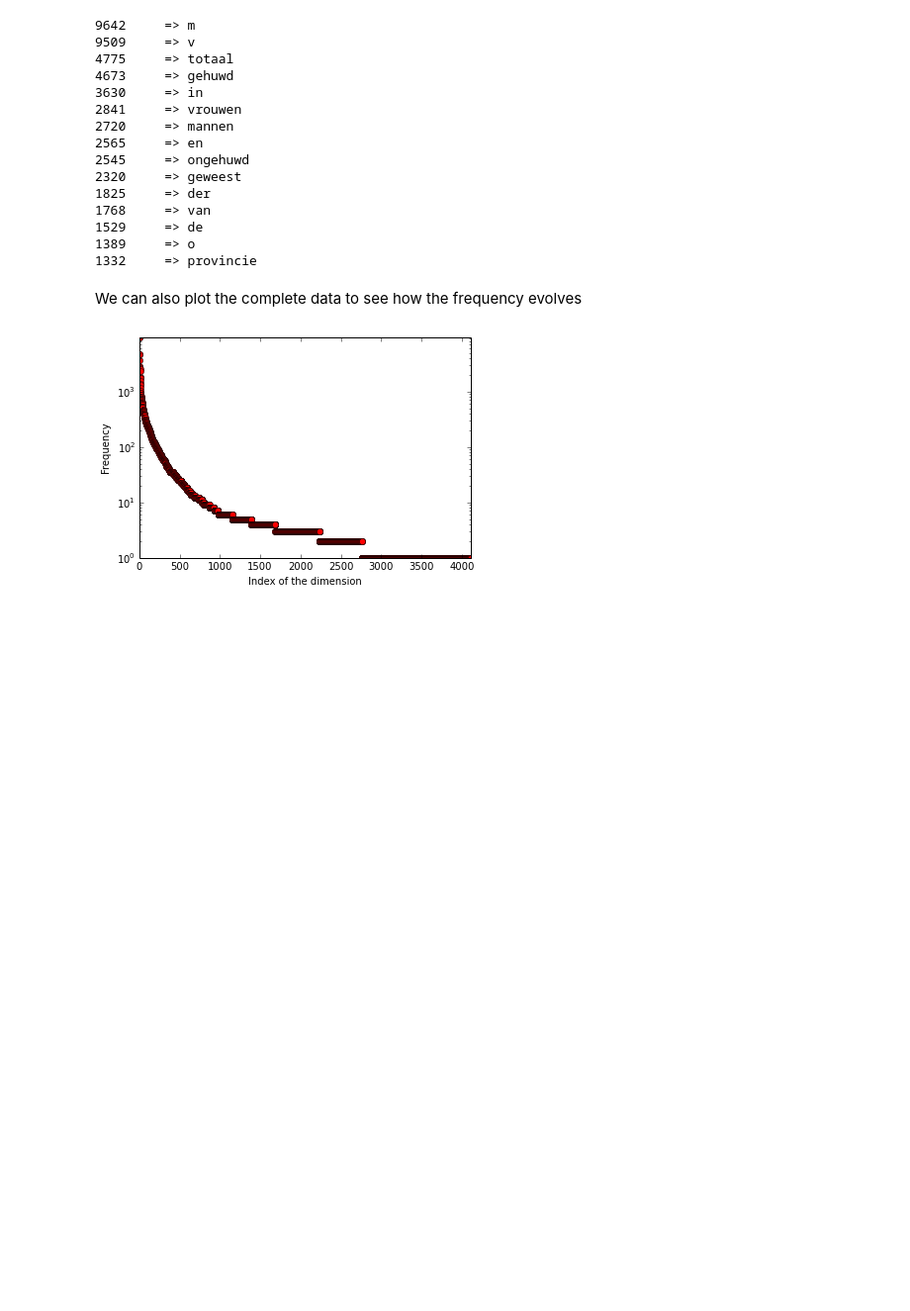
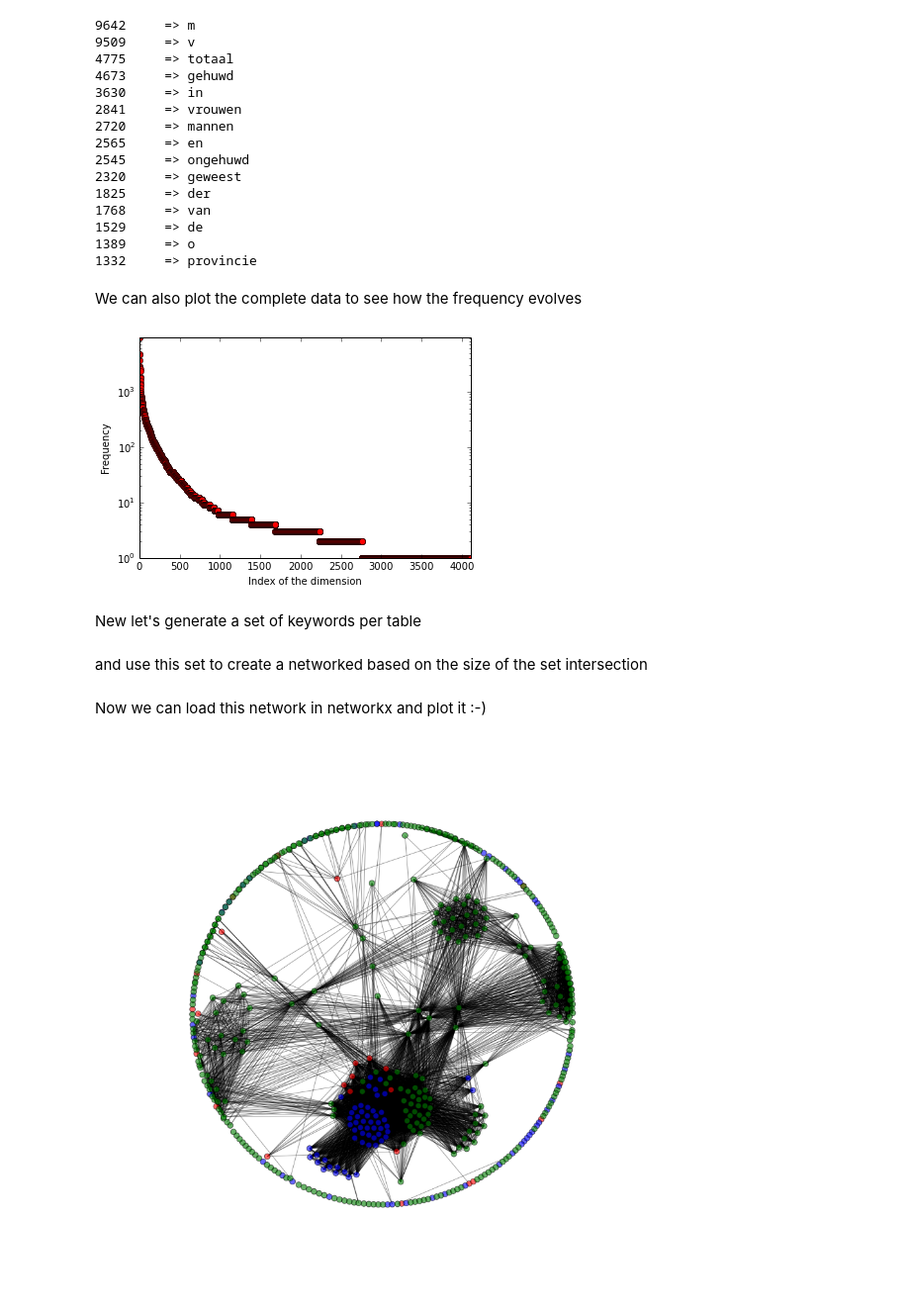
Before and after one commit to cgueret/CEDAR-Analysis, a Jupyter notebook: Analysis of the raw data.ipynb, the cells around one changed output. Shown at 99% size. Cells and saved outputs as stored; diff of their text form; code cells hidden in the pictures; blank space fills up the shorter version.

Commit message:
Added a graph

```diff
--- a/Analysis of the raw data.ipynb
+++ b/Analysis of the raw data.ipynb
@@ -103,3 +104,5 @@ plt.ylabel('Frequency')
 plt.show()
 # %% [output]
 [figure]
+# %% [markdown]
+New let's generate a set of keywords per table
@@ -105,0 +117,48 @@ plt.show()
+# %% [markdown]
+and use this set to create a networked based on the size of the set intersection
+# %%
+# Create the edges
+edges = []
+sorted_tb_names = sorted(keyword_sets.keys())
+maximum_size = 0.0
+for i in range(0, len(sorted_tb_names)):
+    for j in range(i+1, len(sorted_tb_names)):
+        table_a = sorted_tb_names[i]
+        table_b = sorted_tb_names[j]
+        size = float(len(keyword_sets[table_a] & keyword_sets[table_b]))
+        if size > 0:
+            edges.append((table_a, table_b, size))
+            if size > maximum_size:
+                maximum_size = size
+# Normalize the weights
+for i in range(0, len(edges)):
+    (a,b,s) = edges[i]
+    edges[i] = (a, b, s/maximum_size)
+# %% [markdown]
+Now we can load this network in networkx and plot it :-)
+# %%
+# Create the graph
+G=nx.Graph()
+# Add the nodes
+for node in sorted_tb_names:
+    G.add_node(node)
+# Add the edges
+for (src,dst,weight) in edges:
+    if weight > 0.025: # Filter a bit to get less edges
+        G.add_edge(src, dst, {'weight': weight})
+# Position the nodes
+pos=nx.spring_layout(G, iterations=100)
+# Color them according to their type (beroep in blue, volk in green and woning in red)
+color_map = {'BRT': 'b', 'VT' : 'g', 'WT' : 'r'}
+typed_nodes = {}
+for node in sorted_tb_names:
+    node_type = node.split('_')[0]
+    typed_nodes.setdefault(node_type, []).append(node)
+# Plot the network
+plt.figure(figsize=(15,15))
+plt.axis('off')
+nx.draw_networkx_edges(G, pos, alpha=0.4, width=1)
+for node_type in color_map.keys():
+    nx.draw_networkx_nodes(G, pos, alpha=0.6, node_size=80, nodelist=typed_nodes[node_type], node_color=color_map[node_type])
+# %% [output]
+[figure, added]
```
Also changed, not shown: parts of 2 cells of this notebook.
